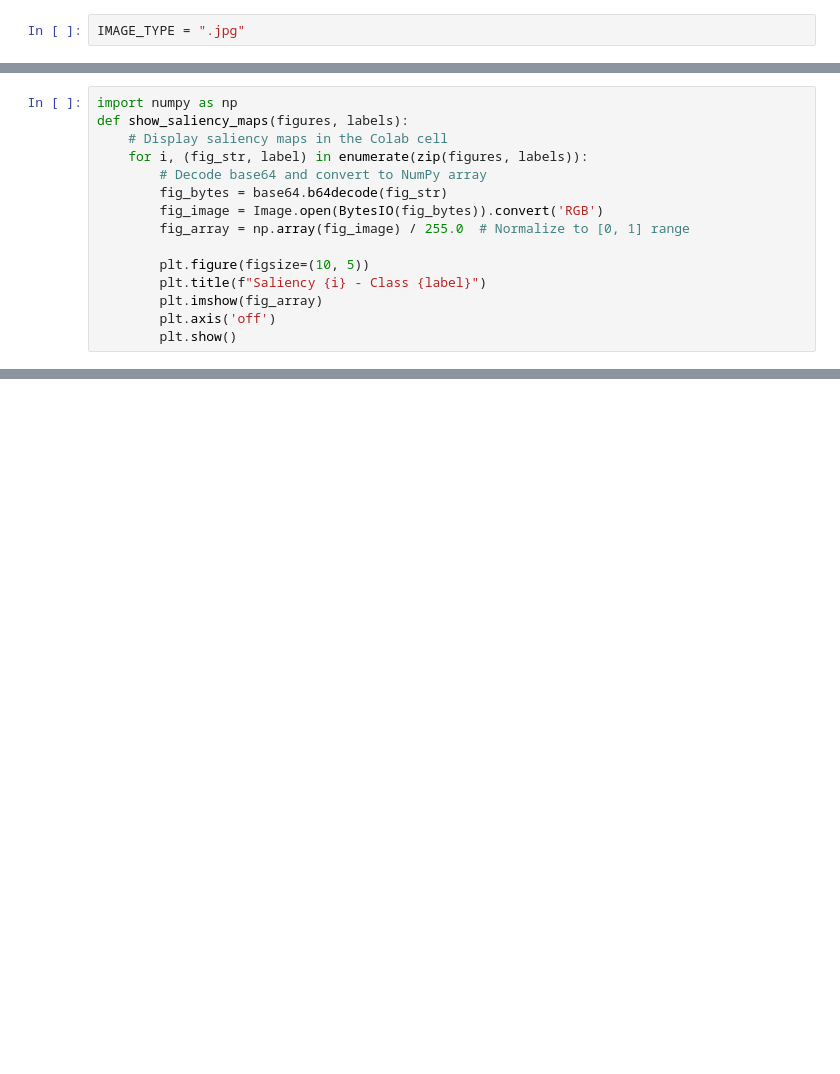
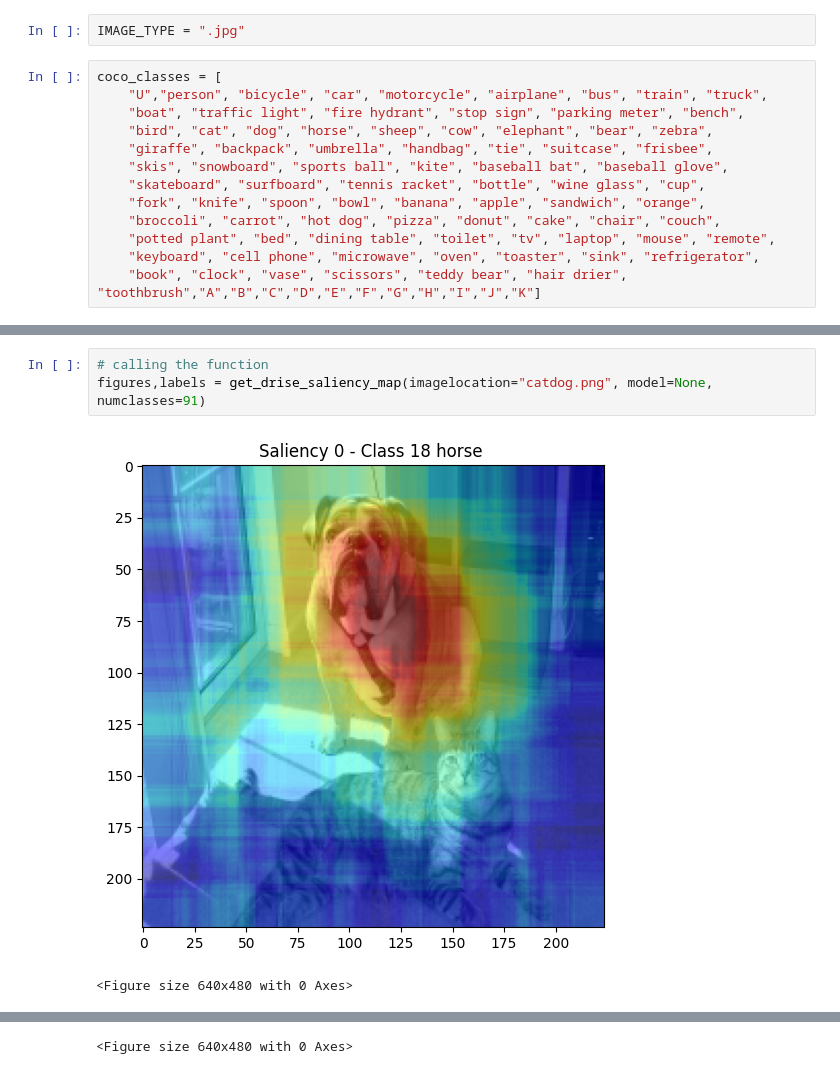
Before and after one commit to aulphin/D-rise, a Jupyter notebook: mainly.ipynb, the cells around one changed output, grey strips where cells are left out. Cells and saved outputs as stored; diff of their text form; blank space fills up the shorter version.

```diff
--- a/mainly.ipynb
+++ b/mainly.ipynb
@@ -43,3 +36,16 @@ except ImportError:
 # %%
 IMAGE_TYPE = ".jpg"
+# %%
+coco_classes = [
+    "U","person", "bicycle", "car", "motorcycle", "airplane", "bus", "train", "truck",
+    "boat", "traffic light", "fire hydrant", "stop sign", "parking meter", "bench",
+    "bird", "cat", "dog", "horse", "sheep", "cow", "elephant", "bear", "zebra",
+    "giraffe", "backpack", "umbrella", "handbag", "tie", "suitcase", "frisbee",
+    "skis", "snowboard", "sports ball", "kite", "baseball bat", "baseball glove",
+    "skateboard", "surfboard", "tennis racket", "bottle", "wine glass", "cup",
+    "fork", "knife", "spoon", "bowl", "banana", "apple", "sandwich", "orange",
+    "broccoli", "carrot", "hot dog", "pizza", "donut", "cake", "chair", "couch",
+    "potted plant", "bed", "dining table", "toilet", "tv", "laptop", "mouse", "remote",
+    "keyboard", "cell phone", "microwave", "oven", "toaster", "sink", "refrigerator",
+    "book", "clock", "vase", "scissors", "teddy bear", "hair drier", "toothbrush","A","B","C","D","E","F","G","H","I","J","K"]
 # %%
@@ -123,16 +119,7 @@ def get_drise_saliency_map(imagelocation: str,model: Optional[object],numclasses
   return fig_list, label_list
-# %%
-import numpy as np
-def show_saliency_maps(figures, labels):
-    # Display saliency maps in the Colab cell
-    for i, (fig_str, label) in enumerate(zip(figures, labels)):
-        # Decode base64 and convert to NumPy array
-        fig_bytes = base64.b64decode(fig_str)
-        fig_image = Image.open(BytesIO(fig_bytes)).convert('RGB')
-        fig_array = np.array(fig_image) / 255.0  # Normalize to [0, 1] range
-
-        plt.figure(figsize=(10, 5))
-        plt.title(f"Saliency {i} - Class {label}")
-        plt.imshow(fig_array)
-        plt.axis('off')
-        plt.show()
+# %%
+# calling the function
+figures,labels = get_drise_saliency_map(imagelocation="catdog.png", model=None, numclasses=91)
+# %% [output]
+[figure, added]
+<Figure size 640x480 with 0 Axes>
@@ -139,2 +127,3 @@ def show_saliency_maps(figures, labels):
+<Figure size 640x480 with 0 Axes>
 # %%
 # calling the function
```
Also changed, not shown: parts of 14 cells of this notebook.
